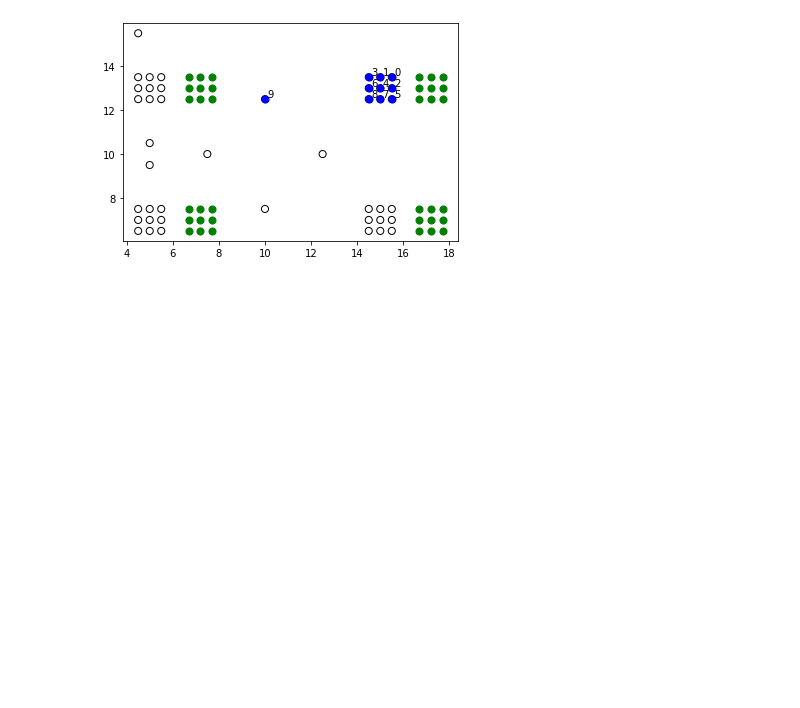
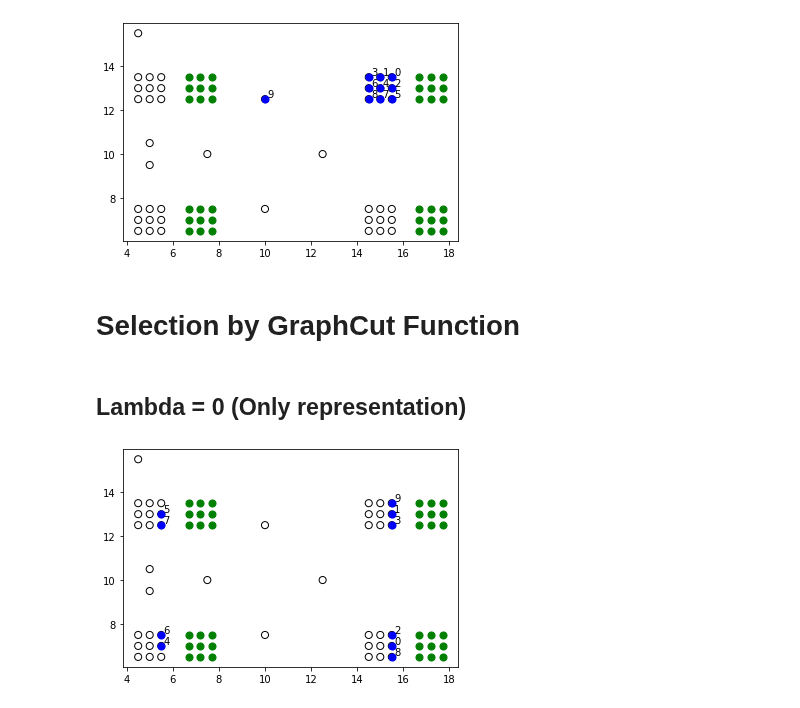
Before and after one commit to decile-team/submodlib, a Jupyter notebook: tutorials/Representational Power of Different Functions.ipynb, the cells around one changed output. Saved outputs shown, nothing was run; the diff lists cells and outputs as text; code cells hidden in the pictures; blank space fills up the shorter version.

```diff
--- a/tutorials/Representational Power of Different Functions.ipynb
+++ b/tutorials/Representational Power of Different Functions.ipynb
@@ -73,7 +73,7 @@ In case of DisparitySum we observe that the remote corner points get picked up f
 # Selection by Feature Based Function
 # %%
 from submodlib import FeatureBasedFunction
-features = data.tolist()
+features = groundData.tolist()
 objFB = FeatureBasedFunction(n=43, features=features, numFeatures=2, sparse=False)
 greedyList = objFB.maximize(budget=10,optimizer='NaiveGreedy', stopIfZeroGain=False, stopIfNegativeGain=False, verbose=False)
 greedyXs = [groundxs[x[0]] for x in greedyList]
@@ -86,3 +86,21 @@ for label, element in enumerate(greedyList):
     plt.annotate(label, (groundxs[element[0]], groundys[element[0]]), (groundxs[element[0]]+0.1, groundys[element[0]]+0.1))
 # %% [output]
 [figure]
+# %% [markdown]
+# Selection by GraphCut Function
+# %% [markdown]
+## Lambda = 0 (Only representation)
+# %%
+from submodlib import GraphCutFunction
+objGC = GraphCutFunction(n=43, mode="dense", separate_master=True, n_master=36, data_master=masterData, lambdaVal=0, data=groundData, metric="euclidean")
+greedyList = objGC.maximize(budget=10,optimizer='NaiveGreedy', stopIfZeroGain=False, stopIfNegativeGain=False, verbose=False)
+greedyXs = [groundxs[x[0]] for x in greedyList]
+greedyYs = [groundys[x[0]] for x in greedyList]
+#plt.scatter(groundxs, groundys, s=50, color='grey', label="Images")
+plt.scatter(groundxs, groundys, s=50, facecolors='none', edgecolors='black', label="Images")
+plt.scatter(masterxs, masterys, s=50, color='green', label="Images")
+plt.scatter(greedyXs, greedyYs, s=50, color='blue', label="Greedy Set")
+for label, element in enumerate(greedyList):
+    plt.annotate(label, (groundxs[element[0]], groundys[element[0]]), (groundxs[element[0]]+0.1, groundys[element[0]]+0.1))
+# %% [output]
+[figure, added]
```
Also changed, not shown: parts of 4 cells of this notebook, 8 other files.
